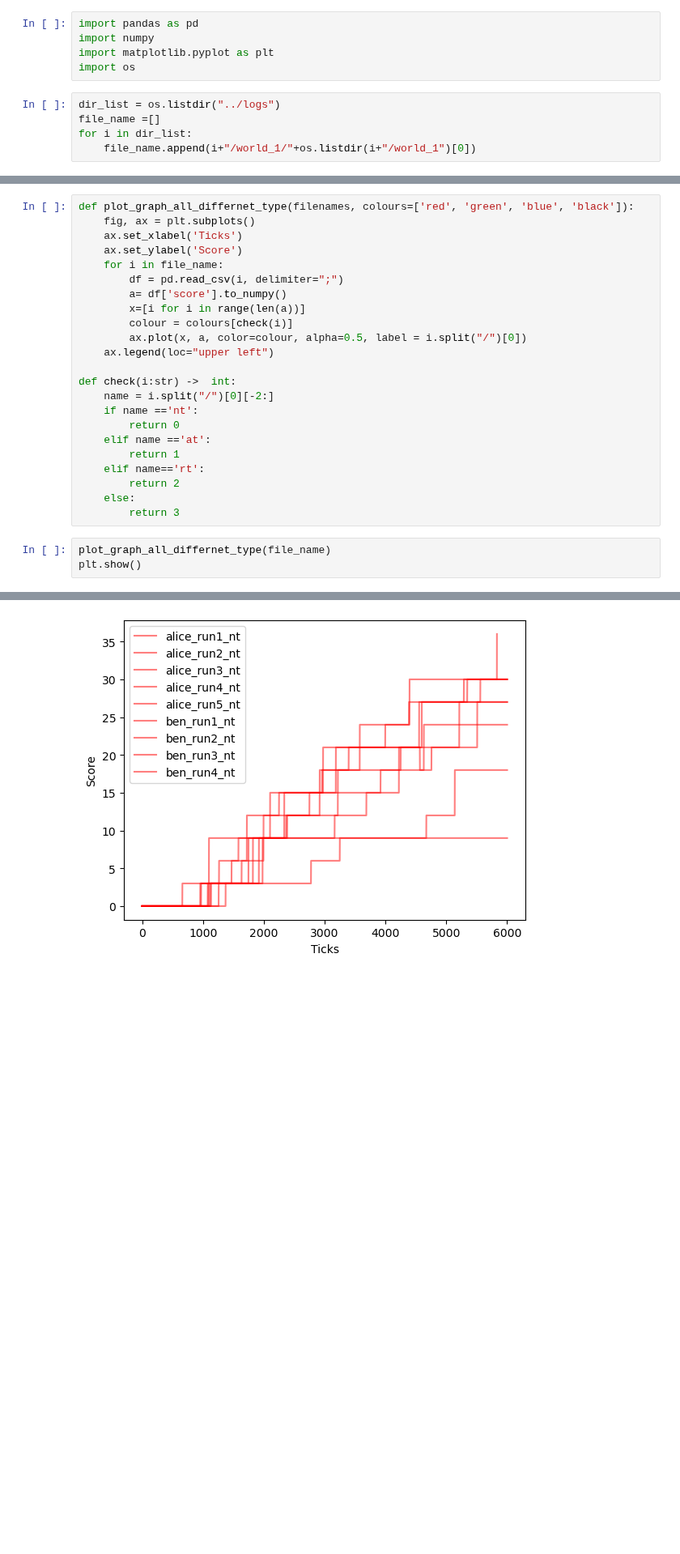
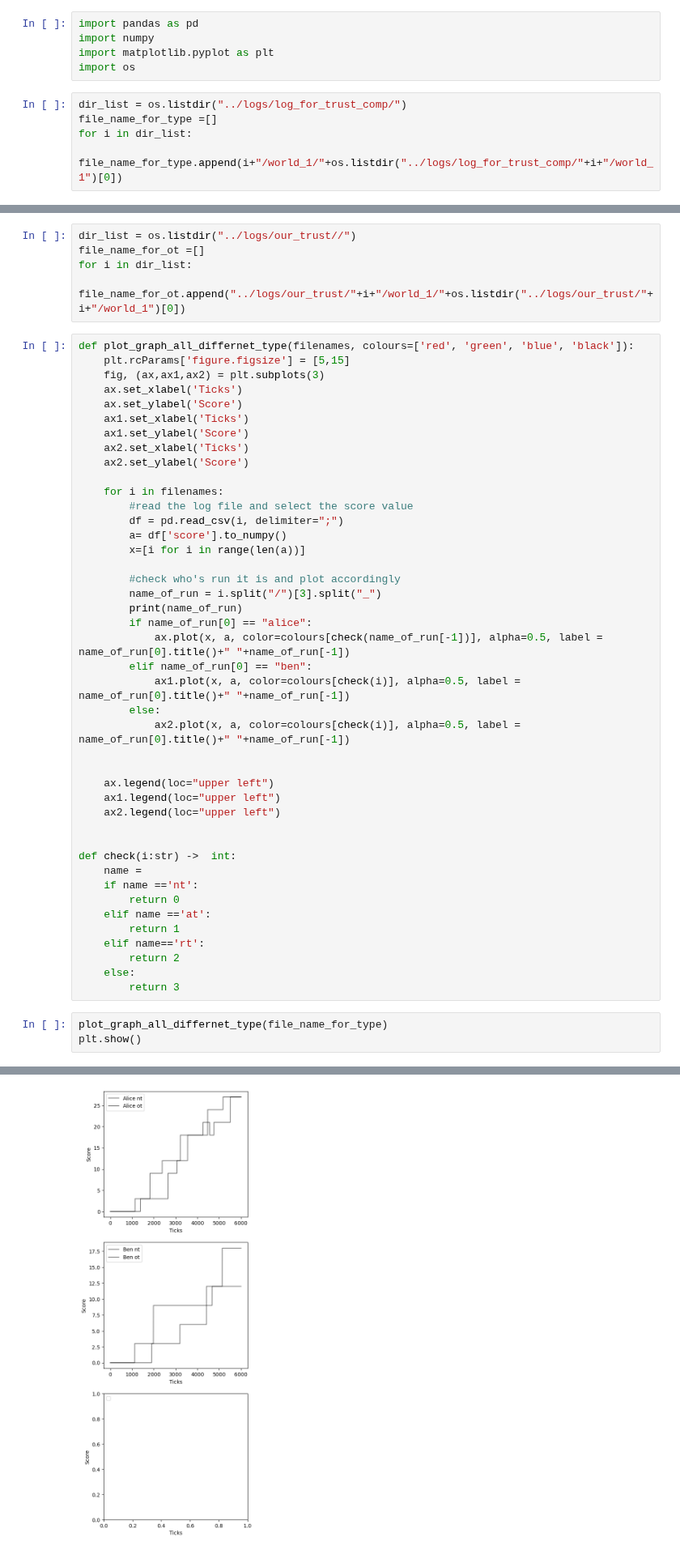
Before and after one commit to pratham2442000/TUD-Collaborative-AI-2023_group_18, a Jupyter notebook: graphs_scores.ipynb, the cells around one changed output, grey strips where cells are left out. Shown at 81% size. Saved outputs shown, nothing was run; the diff lists cells and outputs as text; blank space fills up the shorter version.

```diff
--- a/graphs_scores.ipynb
+++ b/graphs_scores.ipynb
@@ -4,7 +4,7 @@ import numpy
 import matplotlib.pyplot as plt
 import os
 # %%
-dir_list = os.listdir("../logs")
-file_name =[]
+dir_list = os.listdir("../logs/log_for_trust_comp/")
+file_name_for_type =[]
 for i in dir_list:
-    file_name.append(i+"/world_1/"+os.listdir(i+"/world_1")[0])
+    file_name_for_type.append(i+"/world_1/"+os.listdir("../logs/log_for_trust_comp/"+i+"/world_1")[0])
@@ -11,18 +13,43 @@ for i in dir_list:
+# %%
+dir_list = os.listdir("../logs/our_trust//")
+file_name_for_ot =[]
+for i in dir_list:
+    file_name_for_ot.append("../logs/our_trust/"+i+"/world_1/"+os.listdir("../logs/our_trust/"+i+"/world_1")[0])
 # %%
 def plot_graph_all_differnet_type(filenames, colours=['red', 'green', 'blue', 'black']):
-    fig, ax = plt.subplots()
+    plt.rcParams['figure.figsize'] = [5,15]
+    fig, (ax,ax1,ax2) = plt.subplots(3)
     ax.set_xlabel('Ticks')
     ax.set_ylabel('Score')
-    for i in file_name:
+    ax1.set_xlabel('Ticks')
+    ax1.set_ylabel('Score')
+    ax2.set_xlabel('Ticks')
+    ax2.set_ylabel('Score')
+
+    for i in filenames:
+        #read the log file and select the score value
         df = pd.read_csv(i, delimiter=";")
         a= df['score'].to_numpy()
         x=[i for i in range(len(a))]
-        colour = colours[check(i)]
-        ax.plot(x, a, color=colour, alpha=0.5, label = i.split("/")[0])
+
+        #check who's run it is and plot accordingly
+        name_of_run = i.split("/")[3].split("_")
+        print(name_of_run)
+        if name_of_run[0] == "alice":
+            ax.plot(x, a, color=colours[check(name_of_run[-1])], alpha=0.5, label = name_of_run[0].title()+" "+name_of_run[-1])
+        elif name_of_run[0] == "ben":
+            ax1.plot(x, a, color=colours[check(i)], alpha=0.5, label = name_of_run[0].title()+" "+name_of_run[-1])
+        else:
+            ax2.plot(x, a, color=colours[check(i)], alpha=0.5, label = name_of_run[0].title()+" "+name_of_run[-1])
+
+
     ax.legend(loc="upper left")
+    ax1.legend(loc="upper left")
+    ax2.legend(loc="upper left")
+
 
 def check(i:str) ->  int:
-    name = i.split("/")[0][-2:]
+    name =
     if name =='nt':
         return 0
     elif name =='at':
@@ -32,6 +59,6 @@ def check(i:str) ->  int:
     else:
         return 3
 # %%
-plot_graph_all_differnet_type(file_name)
+plot_graph_all_differnet_type(file_name_for_type)
 plt.show()
 # %% [output]
@@ -38 +70 @@ plt.show()
-[figure, old version]
+[figure, new version]
```
Also changed, not shown: parts of 4 cells of this notebook, 50 other files.
